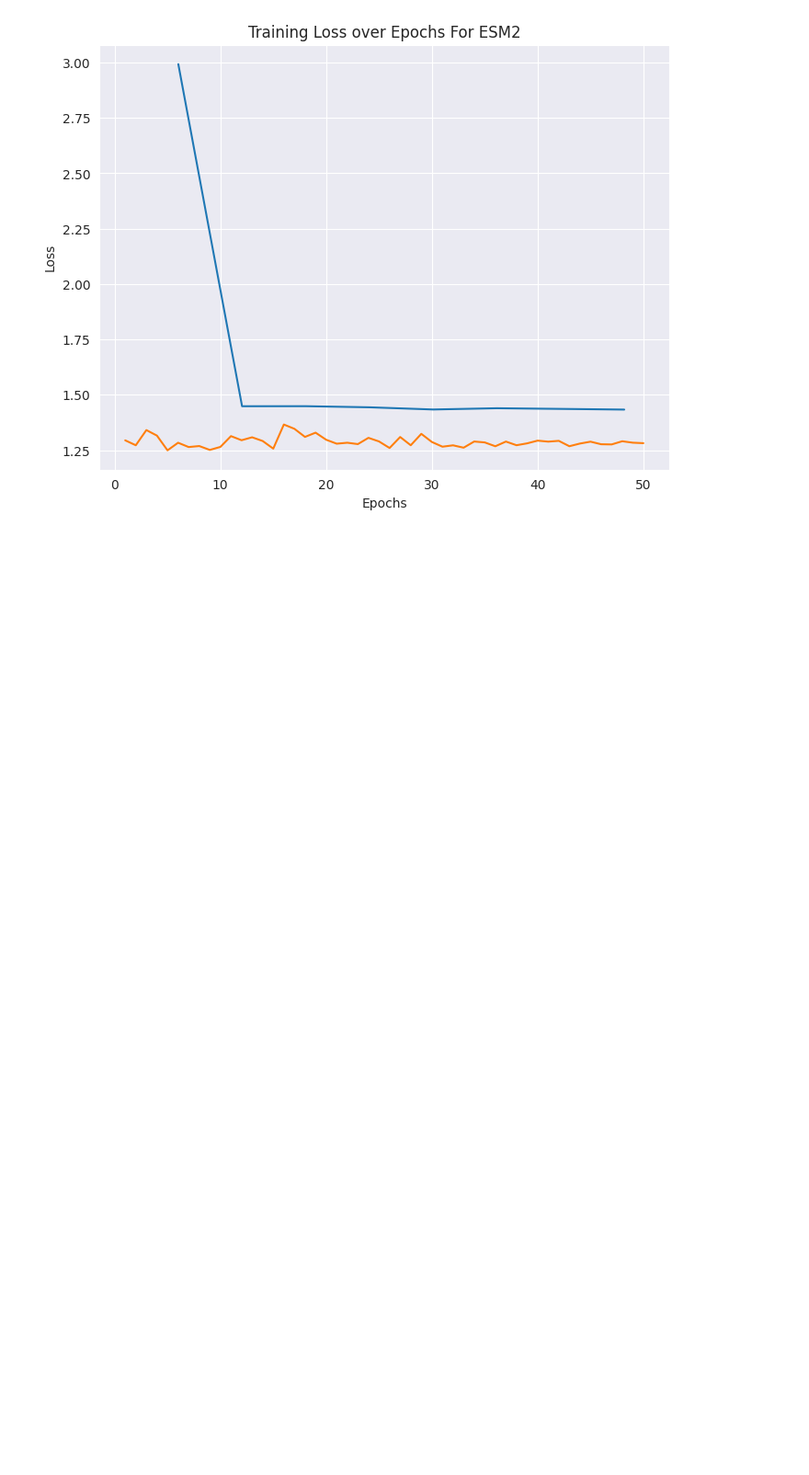
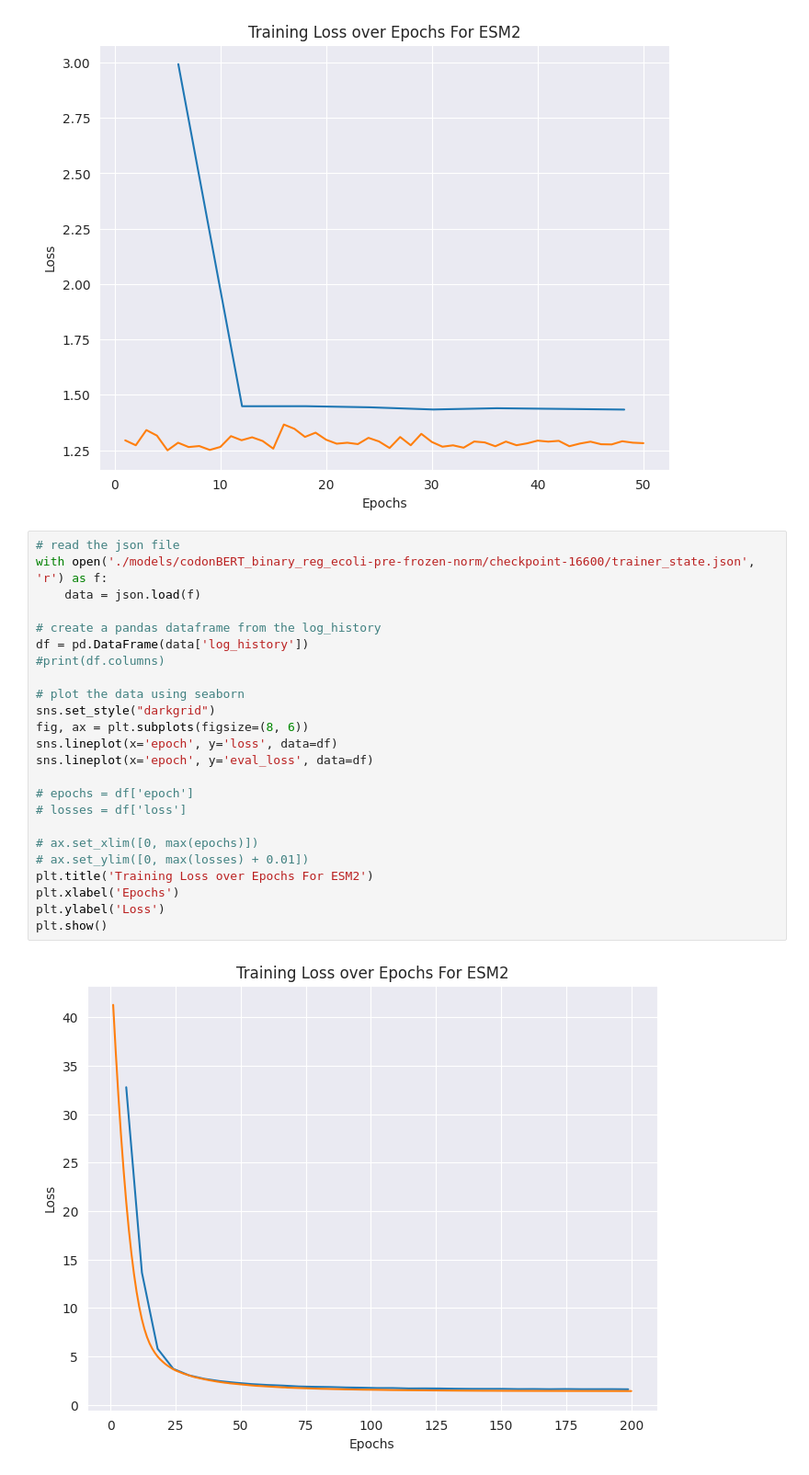
Before and after one commit to ababjac/codon-sentiment-score, a Jupyter notebook: loss_plot.ipynb, the cells around one changed output. Shown at 92% size. Saved outputs shown, nothing was run; the diff lists cells and outputs as text; blank space fills up the shorter version.

Commit message:
adding final results and new plots

```diff
--- a/loss_plot.ipynb
+++ b/loss_plot.ipynb
@@ -121,6 +121,32 @@ plt.ylabel('Loss')
 plt.show()
 # %% [output]
 [figure]
+# %%
+# read the json file
+with open('./models/codonBERT_binary_reg_ecoli-pre-frozen-norm/checkpoint-16600/trainer_state.json', 'r') as f:
+    data = json.load(f)
+
+# create a pandas dataframe from the log_history
+df = pd.DataFrame(data['log_history'])
+#print(df.columns)
+
+# plot the data using seaborn
+sns.set_style("darkgrid")
+fig, ax = plt.subplots(figsize=(8, 6))
+sns.lineplot(x='epoch', y='loss', data=df)
+sns.lineplot(x='epoch', y='eval_loss', data=df)
+
+# epochs = df['epoch']
+# losses = df['loss']
+
+# ax.set_xlim([0, max(epochs)])
+# ax.set_ylim([0, max(losses) + 0.01])
+plt.title('Training Loss over Epochs For ESM2')
+plt.xlabel('Epochs')
+plt.ylabel('Loss')
+plt.show()
+# %% [output]
+[figure, added]
 # %%
 # read the json file
 with open('./models/codonBERT_reg_yeasts288c-nopre-frozen/checkpoint-5700/trainer_state.json', 'r') as f:
```
Also changed, not shown: parts of 3 cells of this notebook, 9 other files.
